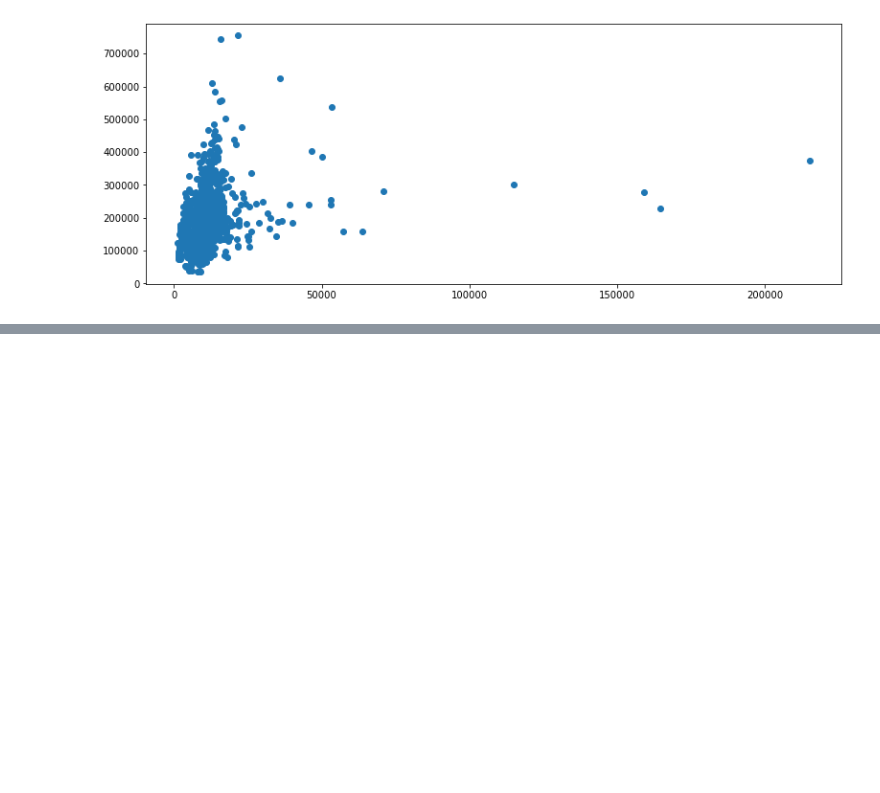
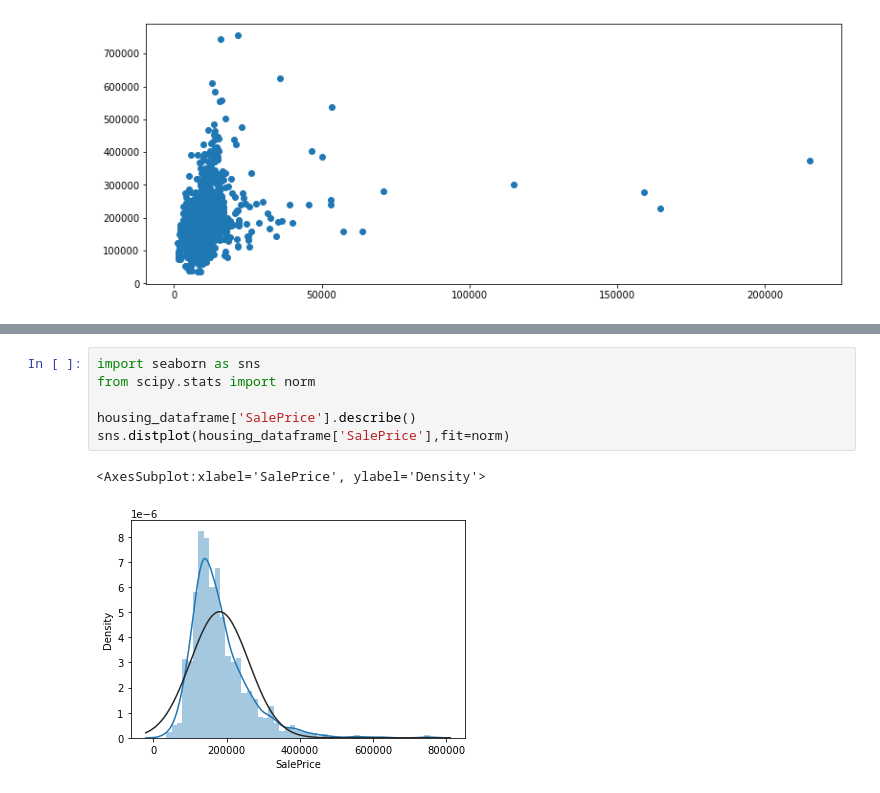
Before and after one commit to CS521-Burstein/final-project-Ayoub-Amghar, a Jupyter notebook: delivery_2.ipynb, the cells around one changed output, grey strips where cells are left out. Drawn from its saved outputs; the diff is of its cells as text; blank space fills up the shorter version.

```diff
--- a/delivery_2.ipynb
+++ b/delivery_2.ipynb
@@ -157,0 +93,9 @@ plt.scatter(x = 'LotArea', y = 'SalePrice', data = housing_dataframe)
+# %%
+import seaborn as sns
+from scipy.stats import norm
+
+housing_dataframe['SalePrice'].describe()
+sns.distplot(housing_dataframe['SalePrice'],fit=norm)
+# %% [output]
+<AxesSubplot:xlabel='SalePrice', ylabel='Density'>
+[figure, added]
```
Also changed, not shown: parts of 11 cells of this notebook.
